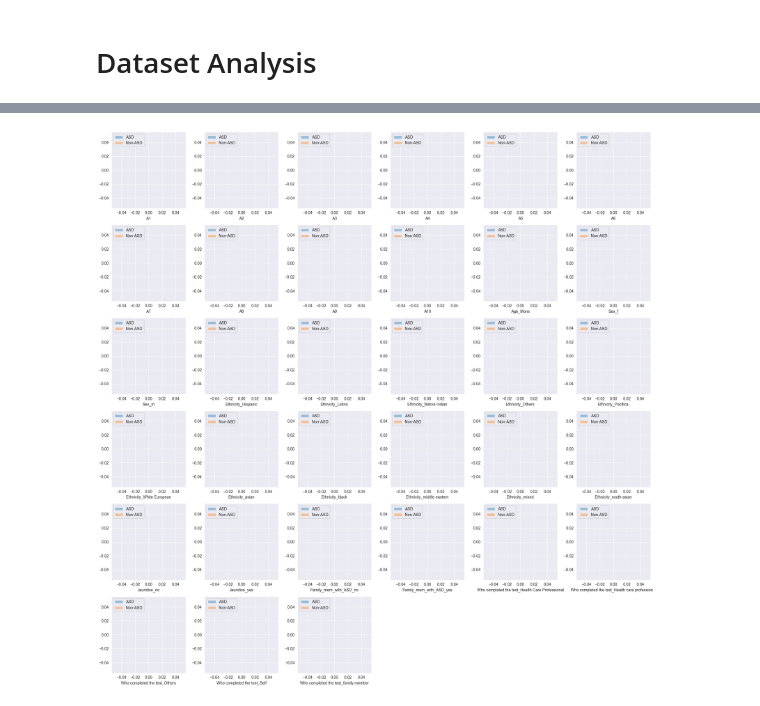
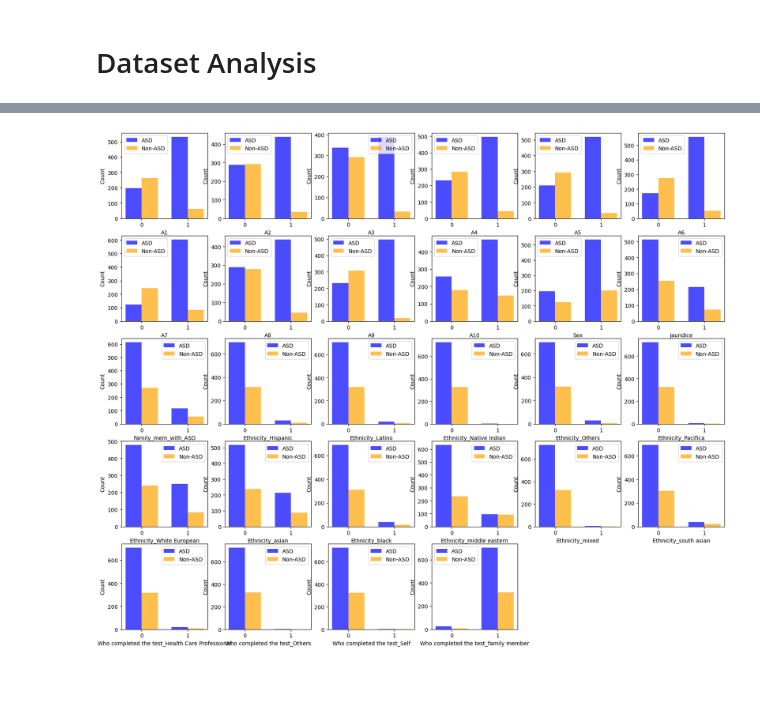
Before and after one commit to up202108724/Assignment2IA, a Jupyter notebook: assignment2.ipynb, the cells around one changed output, grey strips where cells are left out. Saved outputs shown, nothing was run; the diff lists cells and outputs as text; code cells hidden in the pictures; blank space fills up the shorter version.

```diff
--- a/assignment2.ipynb
+++ b/assignment2.ipynb
@@ -103,7 +103,18 @@ print(dataframe['Class/ASD Traits'].head())
 Name: Class/ASD Traits, dtype: object
 # %%
 
-categorical_cols = ["Sex", "Ethnicity", "Jaundice", "Family_mem_with_ASD", "Who completed the test"]
+encoder= LabelEncoder()
+
+binary_cols= ["Sex", "Jaundice", "Family_mem_with_ASD" , "Class/ASD Traits"]
+
+for binary_atribute in binary_cols:
+    dataframe[binary_atribute] = encoder.fit_transform(dataframe[binary_atribute])
+
+dataframe["Who completed the test"]= dataframe["Who completed the test"].replace("Health care professional","Health Care Professional")
+
+#print(dataframe["Who completed the test"].unique())
+
+categorical_cols = ["Ethnicity", "Who completed the test"]
 
 # Applying one-hot encoding to categorical columns
 one_hot_encoded = pd.get_dummies(dataframe[categorical_cols])
@@ -114,6 +125,7 @@ dataframe_encoded = pd.concat([dataframe, one_hot_encoded], axis=1)
 # Dropping the original categorical columns
 dataframe_encoded.drop(categorical_cols, axis=1, inplace=True)
 
+before_one_hot = dataframe
 # Displaying the resulting dataframe
-print(dataframe_encoded.columns)
+np.unique(dataframe.iloc[:,17:18])
 # %% [output]
@@ -137,17 +138,69 @@ plt.figure(figsize=(20, 20))
 # Assuming dataframe_encoded is your dataframe after one-hot encoding
 
 # Splitting the dataframe based on the target variable
-df1 = dataframe_encoded[dataframe_encoded['Class/ASD Traits'] == 1].drop(columns=['Class/ASD Traits'], axis=1)
-df2 = dataframe_encoded[dataframe_encoded['Class/ASD Traits'] == 0].drop(columns=['Class/ASD Traits'], axis=1)
+df1 = dataframe_encoded[dataframe_encoded['Class/ASD Traits'] == 1].drop(columns=['Class/ASD Traits'])
+df2 = dataframe_encoded[dataframe_encoded['Class/ASD Traits'] == 0].drop(columns=['Class/ASD Traits'])
 print(dataframe_encoded.columns)
 
 # Plotting the distributions
-for i in range(0, len(df1.columns)):
-    plt.subplot(6, 6, i+1)
-    sns.distplot(df1[df1.columns[i]], label='ASD')
-    sns.distplot(df2[df2.columns[i]], label='Non-ASD')
+num_columns = len(df1.columns)
+plot_index = 1
+
+for i in range(num_columns):
+    column_name = df1.columns[i]
+    plt.subplot(6, 6, plot_index)
+
+    if column_name == 'Age_Mons':
+        continue
+    else:
+        # Count occurrences of 0s and 1s
+        count_0_1_df1 = df1[column_name].value_counts().sort_index()
+        count_0_1_df2 = df2[column_name].value_counts().sort_index()
+
+        # Create a DataFrame for plotting
+        plot_data = pd.DataFrame({
+            'Value': [0, 1],
+            'ASD': count_0_1_df1,
+            'Non-ASD': count_0_1_df2
+        }).fillna(0)  # Fill NaNs with 0
+
+        # Plot bars
+        bar_width = 0.35
+        plt.bar(plot_data['Value'] - bar_width/2, plot_data['ASD'], width=bar_width, label='ASD', color='blue', alpha=0.7)
+        plt.bar(plot_data['Value'] + bar_width/2, plot_data['Non-ASD'], width=bar_width, label='Non-ASD', color='orange', alpha=0.7)
+        plt.xlabel(column_name)
+        plt.ylabel('Count')
+        plt.xticks([0, 1])
+
     plt.legend()
+    plot_index += 1
 
+
+# Special plot for continuous variable 'age-months'
+df1['Group'] = 'ASD'
+df2['Group'] = 'Non-ASD'
+df = pd.concat([df1, df2])
+
+
+binwidth = 1
+age_min = int(df['Age_Mons'].min())
+age_max = int(df['Age_Mons'].max()) + binwidth
+bins = range(age_min, age_max, binwidth)
+df['Age_Binned'] = pd.cut(df['Age_Mons'], bins, right=False, include_lowest=True)
+# Count occurrences within each bin and group
+count_df = df.groupby(['Age_Binned', 'Group']).size().unstack(fill_value=0)
+
+# Plot the data
+plt.figure(figsize=(12, 6))
+count_df.plot(kind='bar', width=0.8, color=['blue', 'orange'])
+plt.xlabel('Age (Months)')
+plt.ylabel('Count')
+plt.title('Age Distribution by ASD and Non-ASD Groups')
+plt.legend(title='Group')
+plt.xticks(rotation=45)
+plt.show()
+df1.drop(columns=['Group'], inplace=True)
+df2.drop(columns=['Group'], inplace=True)
 plt.tight_layout()
 plt.show()
 # %% [output]
@@ -163,4 +214,4 @@ Index(['A1', 'A2', 'A3', 'A4', 'A5', 'A6', 'A7', 'A8', 'A9', 'A10', 'Age_Mons',
        'Who completed the test_Others', 'Who completed the test_Self',
        'Who completed the test_family member'],
       dtype='object')
-[figure, old version]
+[figure, new version]
```
Also changed, not shown: parts of 4 cells of this notebook, 1 other file.
